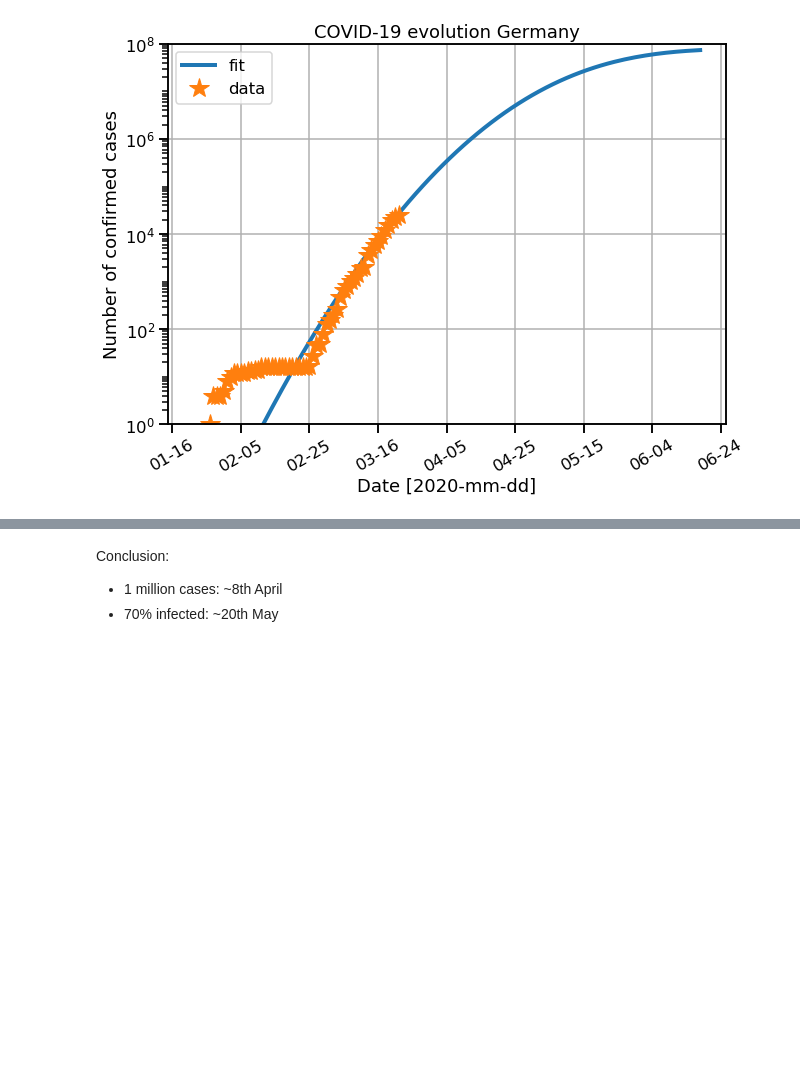
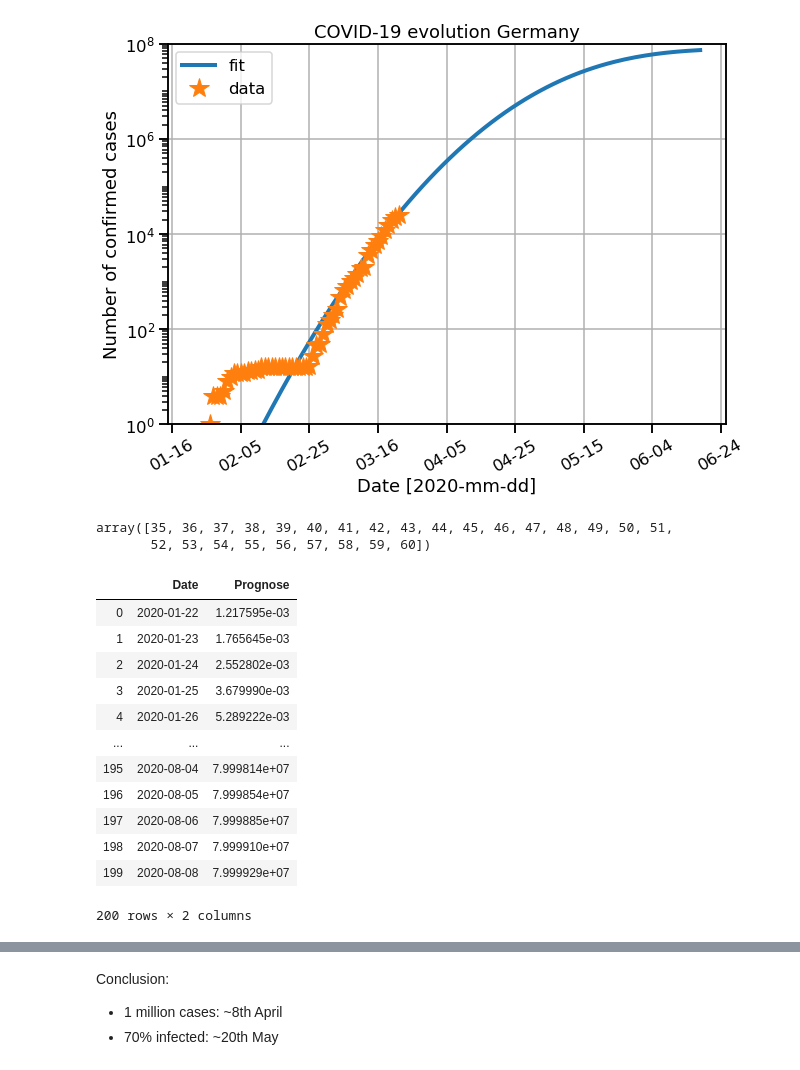
Before and after one commit to circlespace/covid19, a Jupyter notebook: COVID-19_Germany.ipynb, the cells around one changed output, grey strips where cells are left out. Saved outputs shown, nothing was run; the diff lists cells and outputs as text; code cells hidden in the pictures; blank space fills up the shorter version.

```diff
--- a/COVID-19_Germany.ipynb
+++ b/COVID-19_Germany.ipynb
@@ -90,0 +93,5 @@ plt.show()
+# %%
+xx
+# %% [output]
+array([35, 36, 37, 38, 39, 40, 41, 42, 43, 44, 45, 46, 47, 48, 49, 50, 51,
+       52, 53, 54, 55, 56, 57, 58, 59, 60])
@@ -90,0 +102,21 @@ plt.show()
+# %%
+yf = func2(xf, t[0], t[1])
+idxf = pd.date_range(start=start_date,
+                     periods=nn, freq='D')
+dfp = pd.DataFrame(idxf, columns=['Date'])
+dfp['Prognose'] = yf
+dfp
+# %% [output]
+|  | Date | Prognose |
+| 0 | 2020-01-22 | 1.217595e-03 |
+| 1 | 2020-01-23 | 1.765645e-03 |
+| 2 | 2020-01-24 | 2.552802e-03 |
+| 3 | 2020-01-25 | 3.679990e-03 |
+| 4 | 2020-01-26 | 5.289222e-03 |
+| ... | ... | ... |
+| 195 | 2020-08-04 | 7.999814e+07 |
+| 196 | 2020-08-05 | 7.999854e+07 |
+| 197 | 2020-08-06 | 7.999885e+07 |
+| 198 | 2020-08-07 | 7.999910e+07 |
+| 199 | 2020-08-08 | 7.999929e+07 |
+200 rows × 2 columns
```
Also changed, not shown: parts of 9 cells of this notebook.
